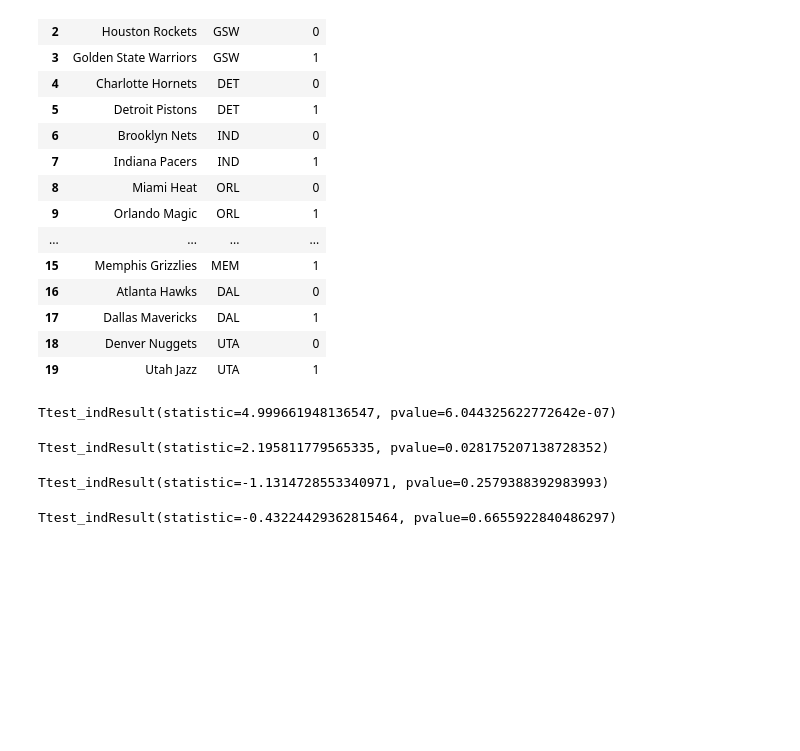
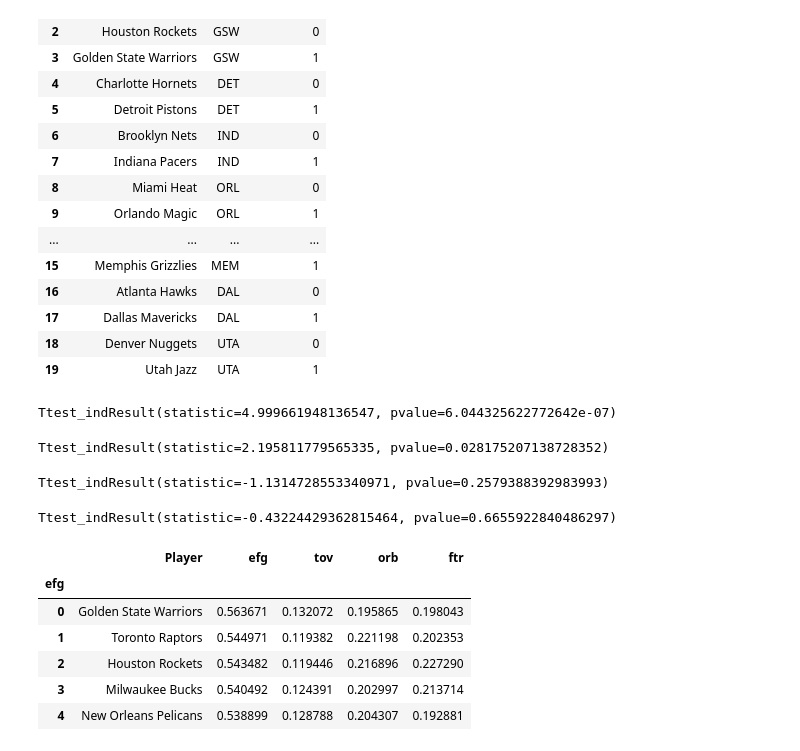
Before and after one commit to fayadabbasi/NBA_Four_Factors, a Jupyter notebook: NBA_Four_Factor_Analytics.ipynb, the cells around one changed output. Saved outputs shown, nothing was run; the diff lists cells and outputs as text; code cells hidden in the pictures; blank space fills up the shorter version.

```diff
--- a/NBA_Four_Factor_Analytics.ipynb
+++ b/NBA_Four_Factor_Analytics.ipynb
@@ -344,3 +364,15 @@ Ttest_indResult(statistic=-1.1314728553340971, pvalue=0.2579388392983993)
 stats.ttest_ind(df_home['ORB_per'], df_away['ORB_per'])
 # %% [output]
 Ttest_indResult(statistic=-0.43224429362815464, pvalue=0.6655922840486297)
+# %%
+df_team_efg = pd.read_sql_query('select "Player", AVG("eFG") AS efg, AVG("TOV_per") AS tov, AVG("ORB_per") AS orb, AVG("FTr") AS ftr FROM nbafourfactorfour GROUP BY "Player" ORDER BY efg DESC', con=engine)
+# %%
+df_team_efg.rename_axis("efg").head(5)
+# %% [output]
+|  | Player | efg | tov | orb | ftr |
+| efg |  |  |  |  |  |
+| 0 | Golden State Warriors | 0.563671 | 0.132072 | 0.195865 | 0.198043 |
+| 1 | Toronto Raptors | 0.544971 | 0.119382 | 0.221198 | 0.202353 |
+| 2 | Houston Rockets | 0.543482 | 0.119446 | 0.216896 | 0.227290 |
+| 3 | Milwaukee Bucks | 0.540492 | 0.124391 | 0.202997 | 0.213714 |
+| 4 | New Orleans Pelicans | 0.538899 | 0.128788 | 0.204307 | 0.192881 |
```
Also changed, not shown: parts of 8 cells of this notebook, 5 other files.
